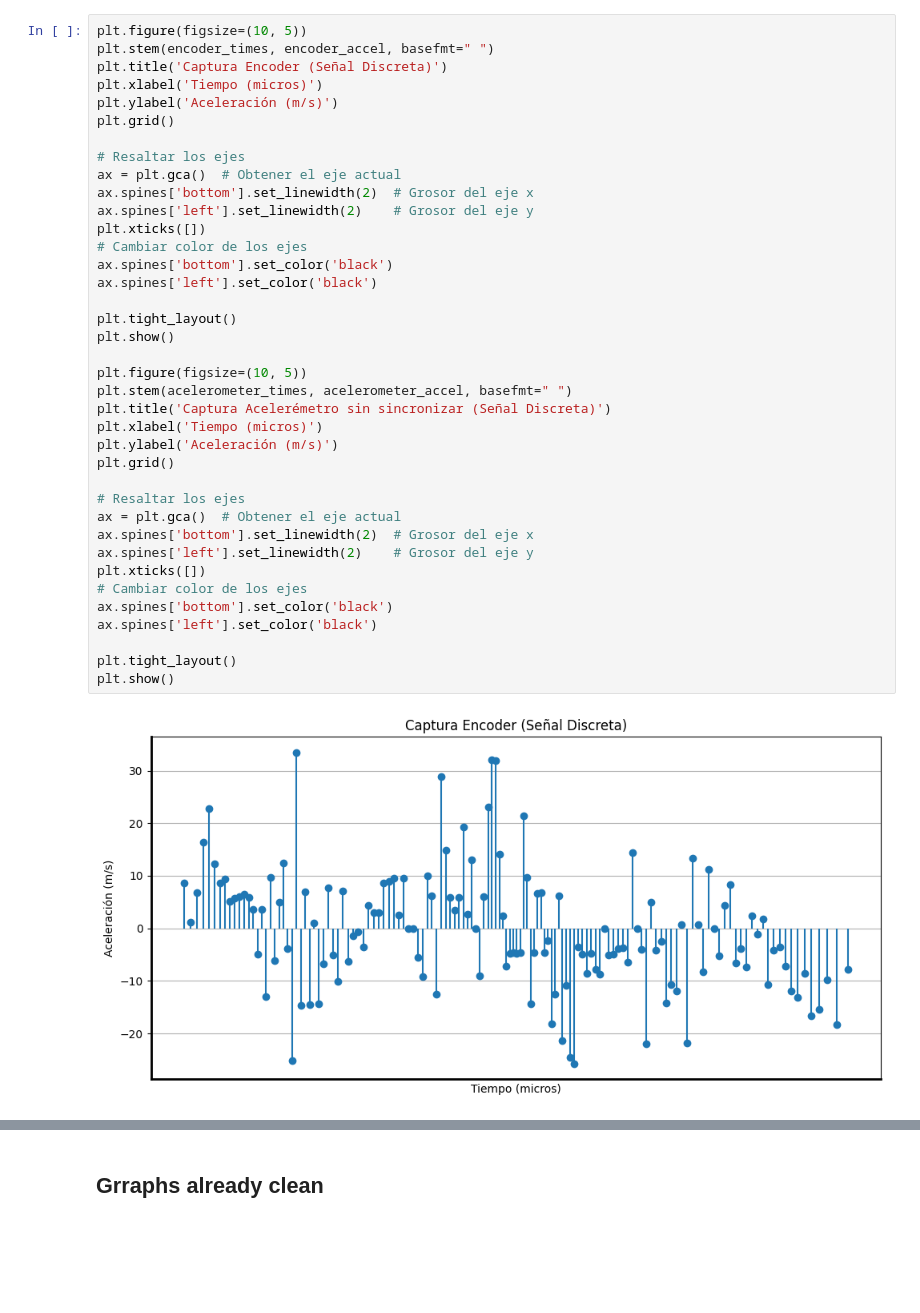
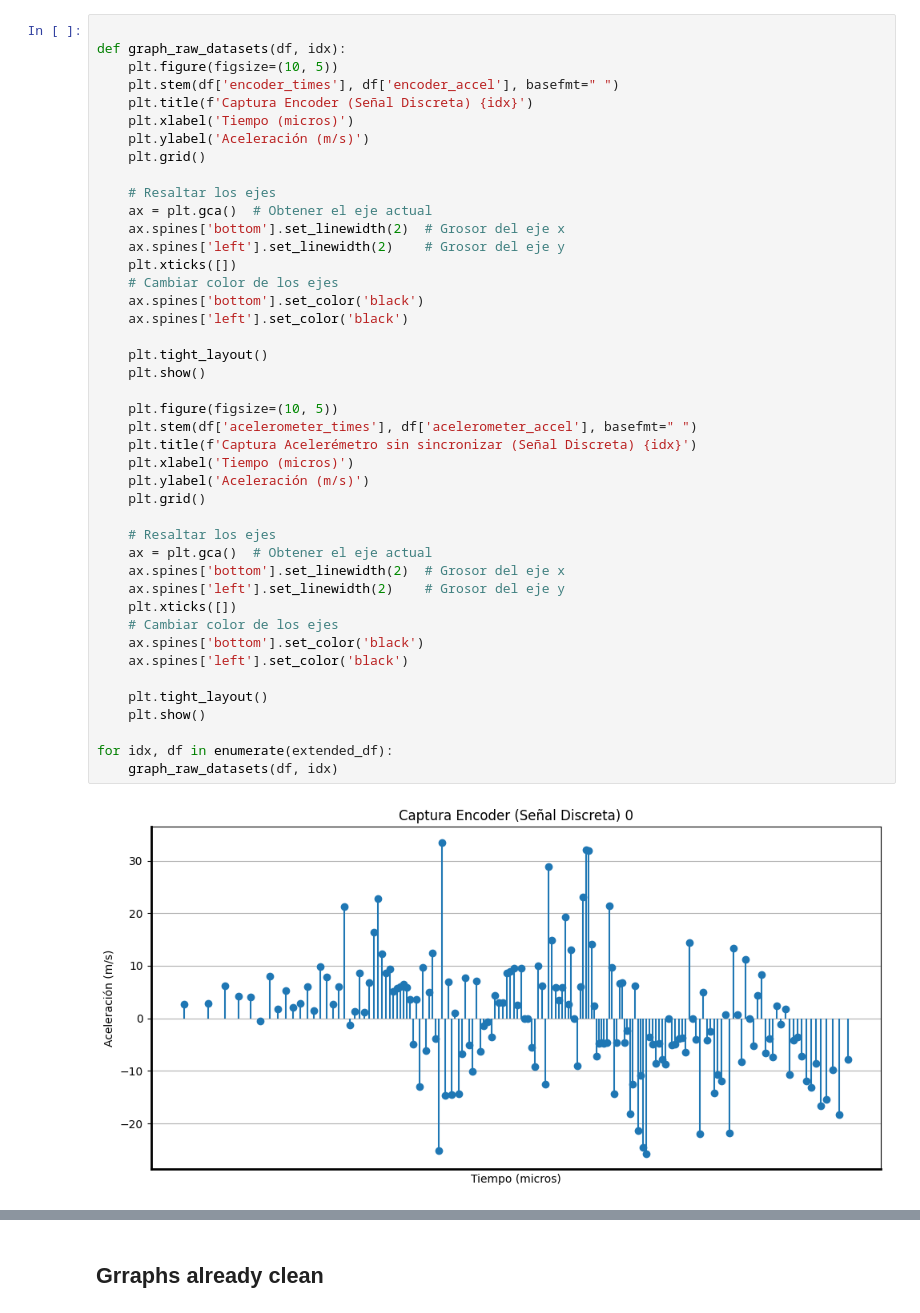
Before and after one commit to Daniesmor/neural_adr_encoder, a Jupyter notebook: time_based_measures.ipynb, the cells around one changed output, grey strips where cells are left out. Saved outputs shown, nothing was run; the diff lists cells and outputs as text; blank space fills up the shorter version.

```diff
--- a/time_based_measures.ipynb
+++ b/time_based_measures.ipynb
@@ -59,40 +157,45 @@ Longitud después de la limpieza - encoder_accel: 139
 # %%
-plt.figure(figsize=(10, 5))
-plt.stem(encoder_times, encoder_accel, basefmt=" ")
-plt.title('Captura Encoder (Señal Discreta)')
-plt.xlabel('Tiempo (micros)')
-plt.ylabel('Aceleración (m/s)')
-plt.grid()
 
-# Resaltar los ejes
-ax = plt.gca()  # Obtener el eje actual
-ax.spines['bottom'].set_linewidth(2)  # Grosor del eje x
-ax.spines['left'].set_linewidth(2)    # Grosor del eje y
-plt.xticks([])
-# Cambiar color de los ejes
-ax.spines['bottom'].set_color('black')
-ax.spines['left'].set_color('black')
+def graph_raw_datasets(df, idx):
+    plt.figure(figsize=(10, 5))
+    plt.stem(df['encoder_times'], df['encoder_accel'], basefmt=" ")
+    plt.title(f'Captura Encoder (Señal Discreta) {idx}')
+    plt.xlabel('Tiempo (micros)')
+    plt.ylabel('Aceleración (m/s)')
+    plt.grid()
 
-plt.tight_layout()
-plt.show()
+    # Resaltar los ejes
+    ax = plt.gca()  # Obtener el eje actual
+    ax.spines['bottom'].set_linewidth(2)  # Grosor del eje x
+    ax.spines['left'].set_linewidth(2)    # Grosor del eje y
+    plt.xticks([])
+    # Cambiar color de los ejes
+    ax.spines['bottom'].set_color('black')
+    ax.spines['left'].set_color('black')
 
-plt.figure(figsize=(10, 5))
-plt.stem(acelerometer_times, acelerometer_accel, basefmt=" ")
-plt.title('Captura Acelerémetro sin sincronizar (Señal Discreta)')
-plt.xlabel('Tiempo (micros)')
-plt.ylabel('Aceleración (m/s)')
-plt.grid()
+    plt.tight_layout()
+    plt.show()
 
-# Resaltar los ejes
-ax = plt.gca()  # Obtener el eje actual
-ax.spines['bottom'].set_linewidth(2)  # Grosor del eje x
-ax.spines['left'].set_linewidth(2)    # Grosor del eje y
-plt.xticks([])
-# Cambiar color de los ejes
-ax.spines['bottom'].set_color('black')
-ax.spines['left'].set_color('black')
+    plt.figure(figsize=(10, 5))
+    plt.stem(df['acelerometer_times'], df['acelerometer_accel'], basefmt=" ")
+    plt.title(f'Captura Acelerémetro sin sincronizar (Señal Discreta) {idx}')
+    plt.xlabel('Tiempo (micros)')
+    plt.ylabel('Aceleración (m/s)')
+    plt.grid()
 
-plt.tight_layout()
-plt.show()
+    # Resaltar los ejes
+    ax = plt.gca()  # Obtener el eje actual
+    ax.spines['bottom'].set_linewidth(2)  # Grosor del eje x
+    ax.spines['left'].set_linewidth(2)    # Grosor del eje y
+    plt.xticks([])
+    # Cambiar color de los ejes
+    ax.spines['bottom'].set_color('black')
+    ax.spines['left'].set_color('black')
+
+    plt.tight_layout()
+    plt.show()
+
+for idx, df in enumerate(extended_df):
+    graph_raw_datasets(df, idx)
 # %% [output]
-[figure, old version]
+[figure, new version]
```
Also changed, not shown: parts of 10 cells of this notebook, 3 other files.
